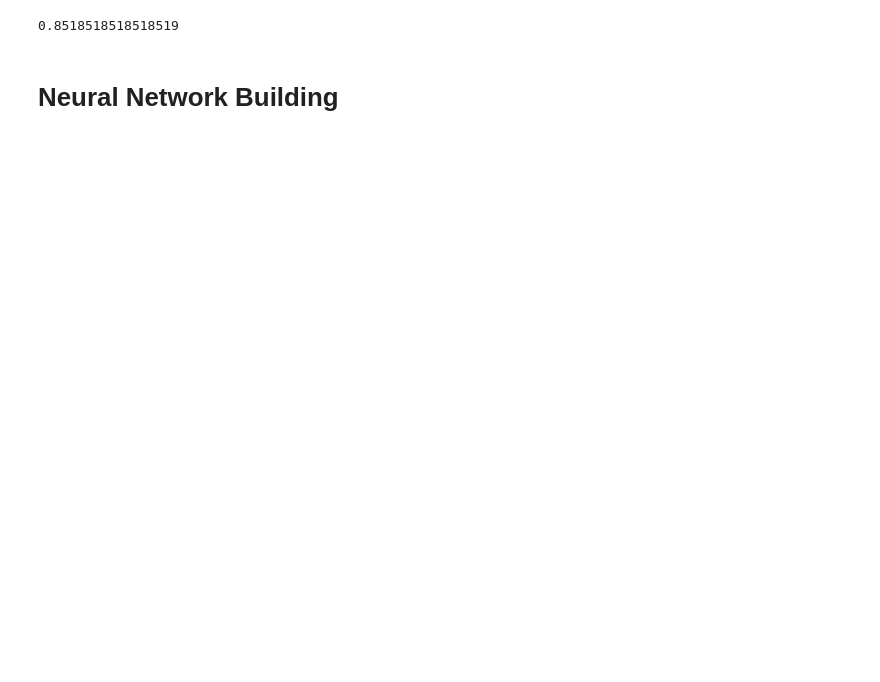
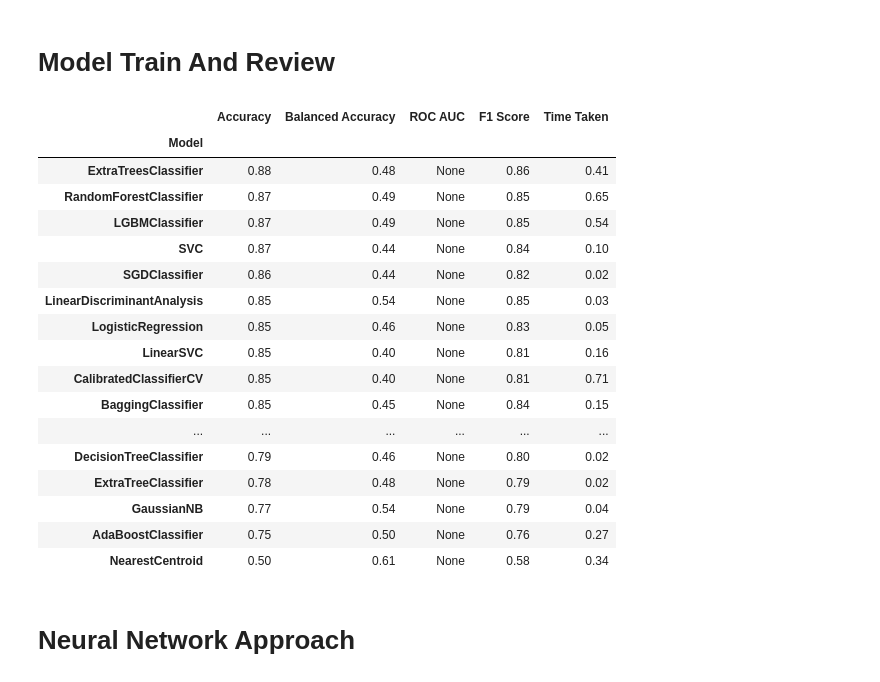
Before and after one commit to DerekHLeckner/wine_neural_network, a Jupyter notebook: derekCode/pytorch.ipynb, the cells around one changed output. Saved outputs shown, nothing was run; the diff lists cells and outputs as text; code cells hidden in the pictures; blank space fills up the shorter version.

```diff
--- a/derekCode/pytorch.ipynb
+++ b/derekCode/pytorch.ipynb
@@ -52,8 +51,6 @@ from sklearn.model_selection import train_test_split
 # %%
 main_df = pd.read_csv("../Resources/WineQT.csv")
 
-# main_df.drop(columns = ['fixed acidity', "residual sugar", 'free sulfur dioxide', 'pH', 'Id'], inplace = True)
-# main_df.drop(columns = ['citric acid','chlorides', 'density'], inplace = True)
 
 y = main_df['quality']#.to_numpy().reshape(-1,1)
 holder_list = []
@@ -67,7 +64,7 @@ for i in y:
 
 
 
-y = np.array(holder_list).reshape(-1,1)
+y = np.array(holder_list).reshape(-1)
 X = main_df[list(main_df.columns[:-2])]
 
 scaler = MinMaxScaler()
@@ -86,6 +75,29 @@ from sklearn.metrics import accuracy_score
-# %%
-accuracy_score(y_test, pred)
-# %% [output]
-0.8518518518518519
+# %% [markdown]
+# Model Train And Review
+# %%
+multiple_ML_model = LazyClassifier(verbose=0, ignore_warnings=True, predictions= True)
+
+models, predictions = multiple_ML_model.fit(X_train, X_test, y_train, y_test)
+# %%
+models.sort_values(by='Accuracy', ascending=False)
+# %% [output]
+|  | Accuracy | Balanced Accuracy | ROC AUC | F1 Score | Time Taken |
+| Model |  |  |  |  |  |
+| ExtraTreesClassifier | 0.88 | 0.48 | None | 0.86 | 0.41 |
+| RandomForestClassifier | 0.87 | 0.49 | None | 0.85 | 0.65 |
+| LGBMClassifier | 0.87 | 0.49 | None | 0.85 | 0.54 |
+| SVC | 0.87 | 0.44 | None | 0.84 | 0.10 |
+| SGDClassifier | 0.86 | 0.44 | None | 0.82 | 0.02 |
+| LinearDiscriminantAnalysis | 0.85 | 0.54 | None | 0.85 | 0.03 |
+| LogisticRegression | 0.85 | 0.46 | None | 0.83 | 0.05 |
+| LinearSVC | 0.85 | 0.40 | None | 0.81 | 0.16 |
+| CalibratedClassifierCV | 0.85 | 0.40 | None | 0.81 | 0.71 |
+| BaggingClassifier | 0.85 | 0.45 | None | 0.84 | 0.15 |
+| ... | ... | ... | ... | ... | ... |
+| DecisionTreeClassifier | 0.79 | 0.46 | None | 0.80 | 0.02 |
+| ExtraTreeClassifier | 0.78 | 0.48 | None | 0.79 | 0.02 |
+| GaussianNB | 0.77 | 0.54 | None | 0.79 | 0.04 |
+| AdaBoostClassifier | 0.75 | 0.50 | None | 0.76 | 0.27 |
+| NearestCentroid | 0.50 | 0.61 | None | 0.58 | 0.34 |
 # %% [markdown]
-# Neural Network Building
+# Neural Network Approach
```
Also changed, not shown: parts of 16 cells of this notebook.
